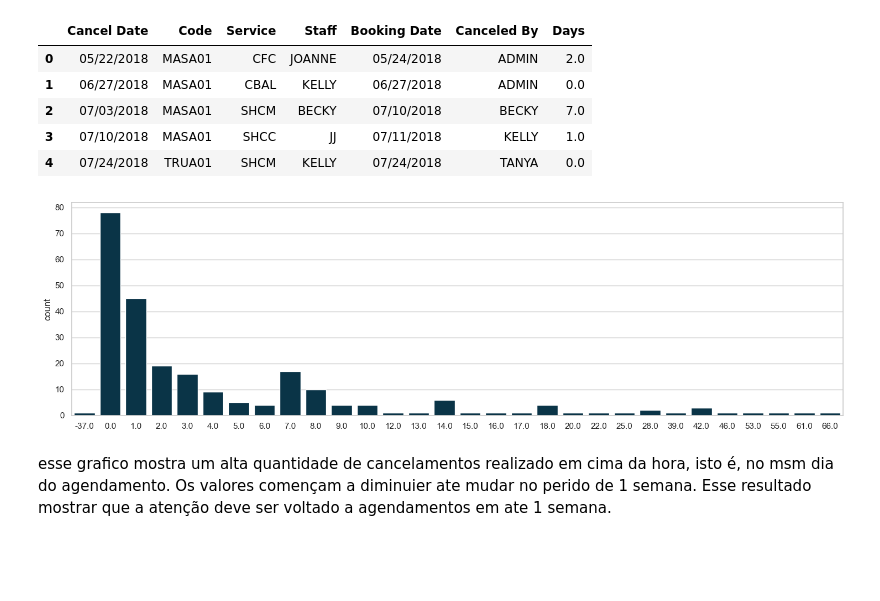
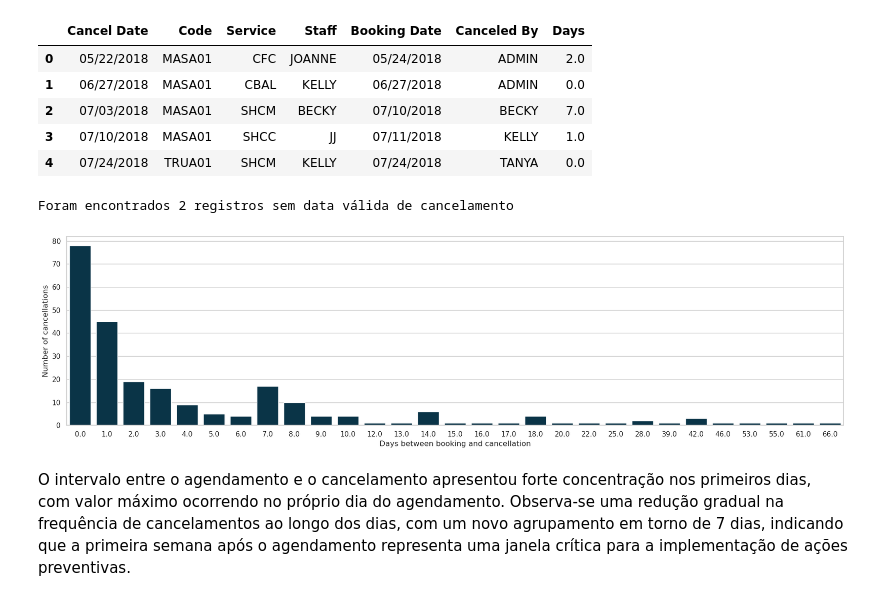
Before and after one commit to walacevale/Portfolio, a Jupyter notebook: Hair_Salon/notebooks/01_data_exploration.ipynb, the cells around one changed output. Cells and saved outputs as stored; diff of their text form; code cells hidden in the pictures; blank space fills up the shorter version.

```diff
--- a/Hair_Salon/notebooks/01_data_exploration.ipynb
+++ b/Hair_Salon/notebooks/01_data_exploration.ipynb
@@ -153,7 +208,7 @@ Novamente olhando para a razção no lugar do valor absoluto, encontramos algo i
 # %% [markdown]
 ## Clientes que marcaram com maior antecedência (maior intervalo entre agendamento e data do atendimento) têm maior probabilidade de faltar?
 # %%
-df_client_cancel = pd.read_csv('../data\Client Cancellations0.csv')
+df_client_cancel = pd.read_csv('../data/raw/Client Cancellations0.csv')
 df_client_cancel.head()
 # %% [output]
 |  | Cancel Date | Code | Service | Staff | Booking Date | Canceled By | Days |
@@ -163,11 +218,23 @@ df_client_cancel.head()
 | 3 | 07/10/2018 | MASA01 | SHCC | JJ | 07/11/2018 | KELLY | 1.0 |
 | 4 | 07/24/2018 | TRUA01 | SHCM | KELLY | 07/24/2018 | TANYA | 0.0 |
 # %%
+n_invalid = df_client_cancel['Days'].isna().sum()
+print(f"Foram encontrados {n_invalid} registros sem data válida de cancelamento")
+
+df_client_cancel = df_client_cancel[df_client_cancel['Days'] >= 0]
+
 plt.figure(figsize=(18,5))
-ax = sns.countplot(data=df_client_cancel.sort_values(by = 'Days'), x='Days')
-plt.xlabel('')
-plt.show()
+ax = sns.countplot(
+    data=df_client_cancel.sort_values(by='Days'),
+    x='Days'
+)
+
+ax.set_xlabel('Days between booking and cancellation')
+ax.set_ylabel('Number of cancellations')
+plt.tight_layout()
+plt.savefig("../figs/between_booking_and_cancellation.png", dpi=300, bbox_inches="tight")
 # %% [output]
+Foram encontrados 2 registros sem data válida de cancelamento
-[figure, old version]
+[figure, new version]
 # %% [markdown]
-esse grafico mostra um alta quantidade de cancelamentos realizado em cima da hora, isto é, no msm dia do agendamento. Os valores començam a diminuier ate mudar no perido de 1 semana. Esse resultado mostrar que a atenção deve ser voltado a agendamentos em ate 1 semana.
+O intervalo entre o agendamento e o cancelamento apresentou forte concentração nos primeiros dias, com valor máximo ocorrendo no próprio dia do agendamento. Observa-se uma redução gradual na frequência de cancelamentos ao longo dos dias, com um novo agrupamento em torno de 7 dias, indicando que a primeira semana após o agendamento representa uma janela crítica para a implementação de ações preventivas.
```
Also changed, not shown: parts of 38 cells of this notebook, 10 other files.
